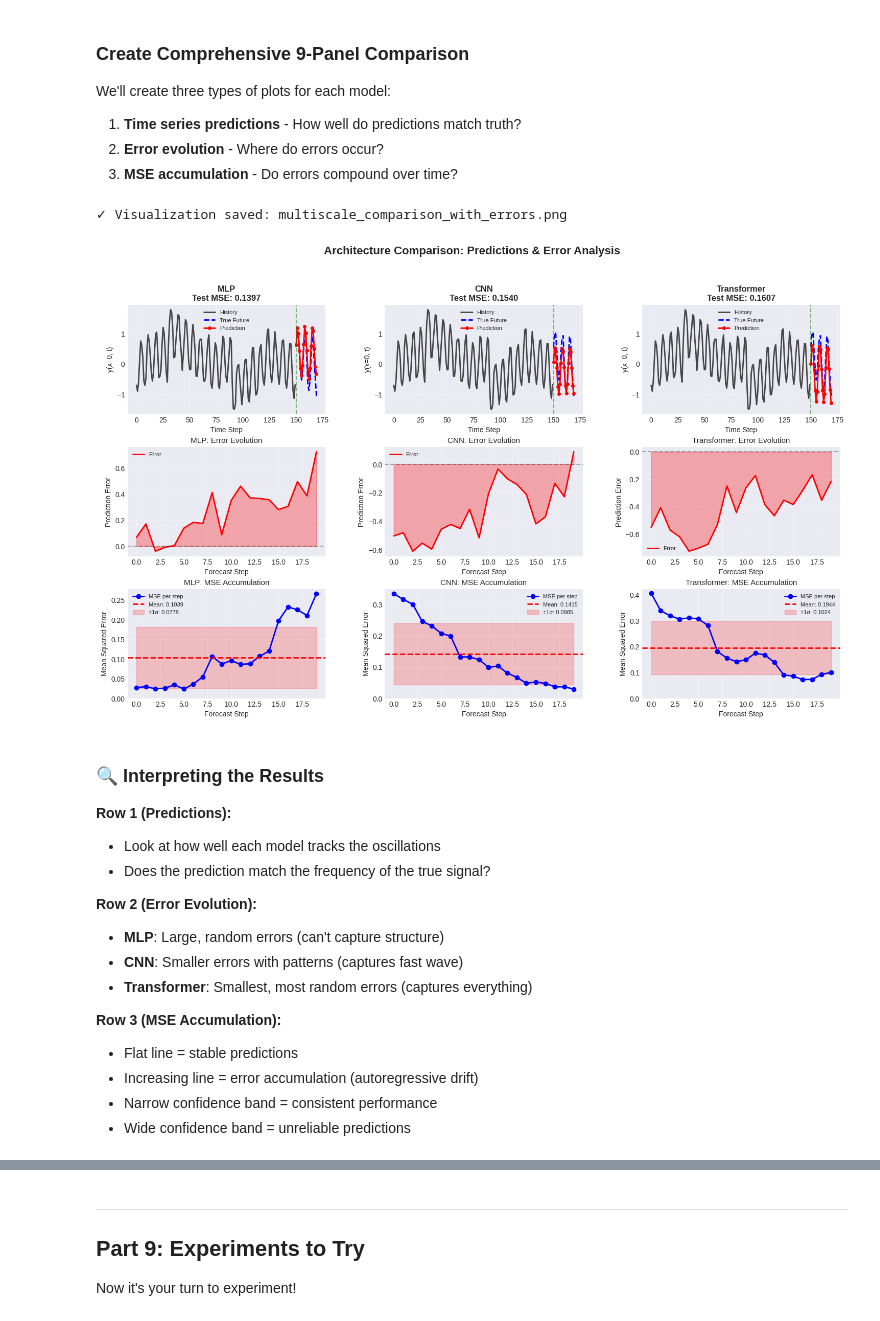
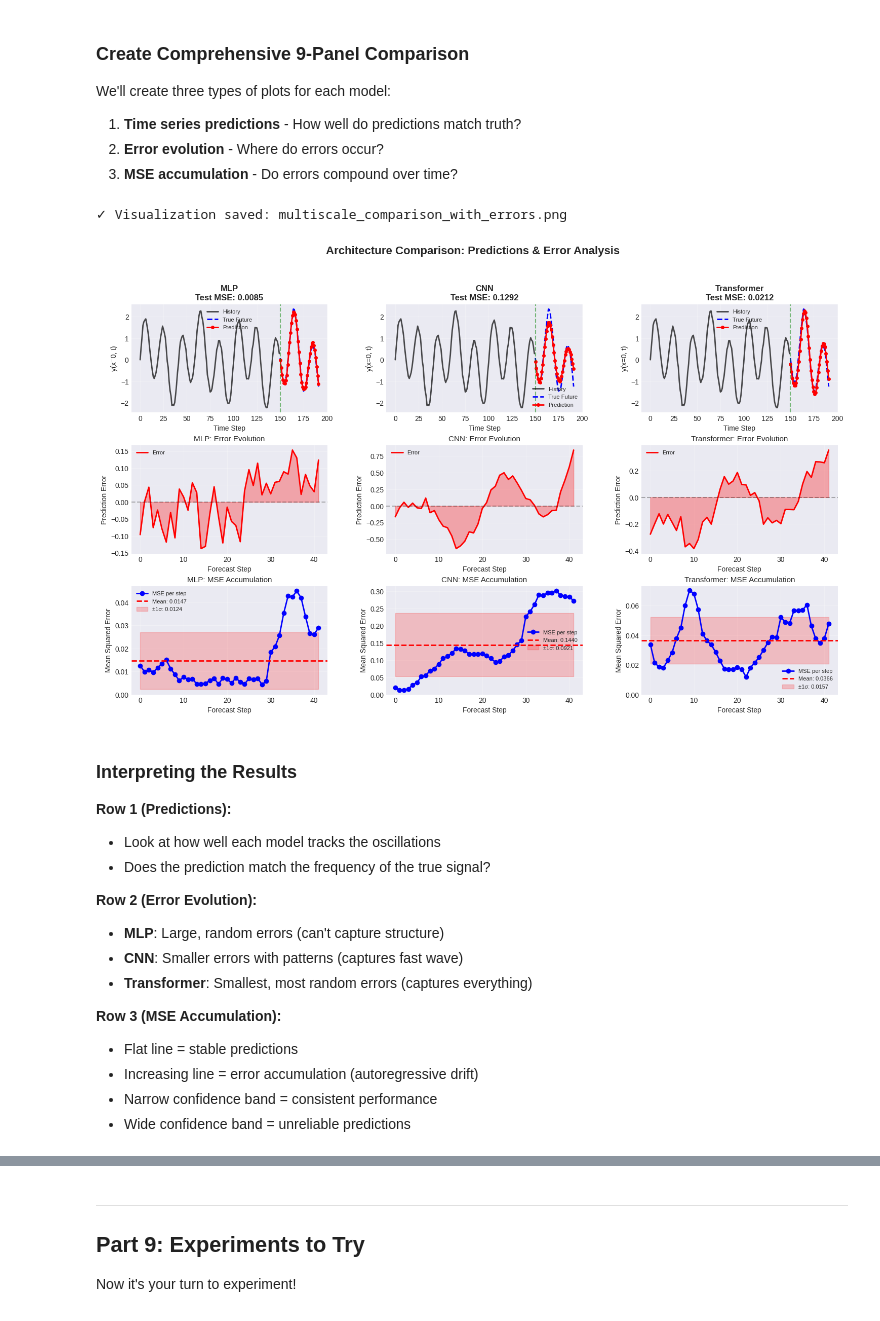
Before and after one commit to sjiggins/Terascale26-ML-Tutorials, a Jupyter notebook: tutorial_3_from_DNNs_to_Transformers/tutorial_DNN_to_Transformer.ipynb, the cells around one changed output, grey strips where cells are left out. Saved outputs shown, nothing was run; the diff lists cells and outputs as text; code cells hidden in the pictures.

```diff
--- a/tutorial_3_from_DNNs_to_Transformers/tutorial_DNN_to_Transformer.ipynb
+++ b/tutorial_3_from_DNNs_to_Transformers/tutorial_DNN_to_Transformer.ipynb
@@ -150,18 +159,20 @@ dataset = MultiScaleWaveDataset(
     T=T_total,
     L=L_spatial,
     x_range=x_range,
-    noise_std=0.1,         # Noise level
-    slow_amplitude=0.5,    # Slow trend strength
-    fast_amplitude=0.8,    # Fast wave strength (CNN-friendly!)
-    regime_amplitude=0.3,  # Regime shift strength
-    spatial_amplitude=0.2, # Spatial correlation strength
+    noise_std=noise_std,                  # Noise level
+    slow_period=slow_period,              # Frequency of the slow part
+    fast_period=fast_period,              # Frequency of the fast part
+    slow_amplitude=slow_amplitude,        # Slow trend strength
+    fast_amplitude=fast_amplitude,        # Fast wave strength
+    regime_amplitude=regime_amplitude,    # Regime shift strength
+    spatial_amplitude=spatial_amplitude,  # Spatial correlation strength
     seed=SEED
 )
 
 print("\n✓ Dataset created!")
 print("\nDataset configuration:")
-print(f"  - Slow trend amplitude: 0.5 (period ~100 steps)")
-print(f"  - Fast wave amplitude: 0.8 (period ~7 steps) ← CNN sweet spot!")
+print(f"  - Slow trend amplitude: 0.5 (period {slow_period} steps)")
+print(f"  - Fast wave amplitude: 0.8 (period {fast_period} steps)")
 print(f"  - Regime shifts: every ~30 steps")
-print(f"  - Noise: std=0.1")
+print(f"  - Noise: std={noise_std}")
 # %% [output]
@@ -424,18 +435,18 @@ cnn_ar_model = CNN_AR_v2(
     history_length=T_history,
     spatial_dim=L_spatial,
     channels=[32, 64, 32],        # 3 conv layers
-    kernel_sizes=[7, 7, 7],       # kernel=7 matches fast_wave period!
+    kernel_sizes=[3, 3, 3],       # kernel=7 matches fast_wave period!
     activation='relu',
     dropout=0.1,
-    normalization='none',         # ← CRITICAL: No BatchNorm!
-    aggregation='attention'       # ← Learn which time positions matter
+    normalization='none',
+    aggregation='last_position'       # ← Learn which time positions matter
 ).to(device)
 
 cnn_params = sum(p.numel() for p in cnn_ar_model.parameters())
 
 # Calculate receptive field
 n_layers = len([32, 64, 32])
-kernel_size = 7
+kernel_size = 3
 receptive_field = 1 + n_layers * (kernel_size - 1)
 
 print("="*70)
@@ -450,11 +461,5 @@ print(f"  Conv3:  [B, 64, {T_history}] → [B, 32, {T_history}]  (kernel=7)")
 print(f"  Aggregate: [B, 32, {T_history}] → [B, 32, 1]  (attention)")
 print(f"  Output: [B, 32, 1] → [B, 1, {L_spatial}]")
 print(f"\nReceptive field: {receptive_field} time steps")
-print(f"  - Can capture fast wave (period 7) ✓")
-print(f"  - Cannot capture slow trend (period 100) ✗")
-print(f"\nKey features:")
-print(f"  - NO BatchNorm (critical for autoregressive!)")
-print(f"  - Kernel size = 7 matches fast wave period")
-print(f"  - Attention aggregation learns temporal importance")
 print("="*70)
 # %% [output]
@@ -509,10 +514,10 @@ Input:  [B, 150, 100]
 transformer_ar_model = TransformerAR(
     history_length=T_history,
     spatial_dim=L_spatial,
-    d_model=64,              # Embedding dimension
+    d_model=32,              # Embedding dimension
     n_heads=4,               # Number of attention heads
     n_layers=2,              # Number of transformer layers
-    dim_feedforward=128,     # FFN hidden dimension
+    dim_feedforward=64,     # FFN hidden dimension
     dropout=0.1
 ).to(device)
 
@@ -530,9 +535,5 @@ print(f"    - Each position attends to ALL {T_history} positions")
 print(f"    - Learns which past moments are important")
 print(f"  Take last position: [B, {T_history}, 64] → [B, 1, 64]")
 print(f"  Output projection: [B, 1, 64] → [B, 1, {L_spatial}]")
-print(f"\nReceptive field: INFINITE (global attention)")
-print(f"  - Captures fast wave (period 7) ✓")
-print(f"  - Captures slow trend (period 100) ✓")
-print(f"  - This is how GPT works!")
 print("="*70)
 # %% [output]
@@ -702,7 +703,7 @@ for name, (model, optimizer) in models.items():
 
     best_val_mse = float('inf')
     patience_counter = 0
-    patience = 5  # Early stopping patience
+    patience = 8  # Early stopping patience
 
     for epoch in range(n_epochs):
         # Train
@@ -878,7 +851,7 @@ We'll create three types of plots for each model:
 fig = plt.figure(figsize=(18, 10))
 gs = fig.add_gridspec(3, 3, hspace=0.3, wspace=0.3)
 
-pos = int(L_spatial/8)  # x=0 position
+pos = int(L_spatial/2)  # x=0 position
 
 for i, (name, y_pred) in enumerate(predictions.items()):
 
@@ -939,36 +912,36 @@ for i, (name, y_pred) in enumerate(predictions.items()):
     # Plot MSE per step
     ax.plot(time_steps, squared_errors, 'b-', linewidth=2, marker='o',
             markersize=6, label='MSE per step')
 
     # Mean MSE line
     mean_mse = squared_errors.mean()
     ax.axhline(mean_mse, color='r', linestyle='--', linewidth=2,
                label=f'Mean: {mean_mse:.4f}')
 
     # Confidence band (±1 std)
     std_error = squared_errors.std()
     ax.fill_between(time_steps,
                      mean_mse - std_error,
                      mean_mse + std_error,
                      alpha=0.2, color='red', label=f'±1σ: {std_error:.4f}')
 
     ax.set_xlabel('Forecast Step', fontsize=10)
     ax.set_ylabel('Mean Squared Error', fontsize=10)
     ax.set_title(f'{name}: MSE Accumulation', fontsize=11)
     ax.legend(fontsize=8)
     ax.grid(True, alpha=0.3)
     ax.set_ylim(bottom=0)
 
 plt.suptitle('Architecture Comparison: Predictions & Error Analysis',
              fontsize=16, fontweight='bold', y=0.995)
 plt.savefig('multiscale_comparison_with_errors.png', dpi=150, bbox_inches='tight')
 print("\n✓ Visualization saved: multiscale_comparison_with_errors.png")
 plt.show()
 # %% [output]
 ✓ Visualization saved: multiscale_comparison_with_errors.png
-[figure, old version]
+[figure, new version]
 # %% [markdown]
-### 🔍 Interpreting the Results
+### Interpreting the Results
 
 **Row 1 (Predictions):**
 - Look at how well each model tracks the oscillations
```
Also changed, not shown: parts of 15 cells of this notebook, 3 other files.
